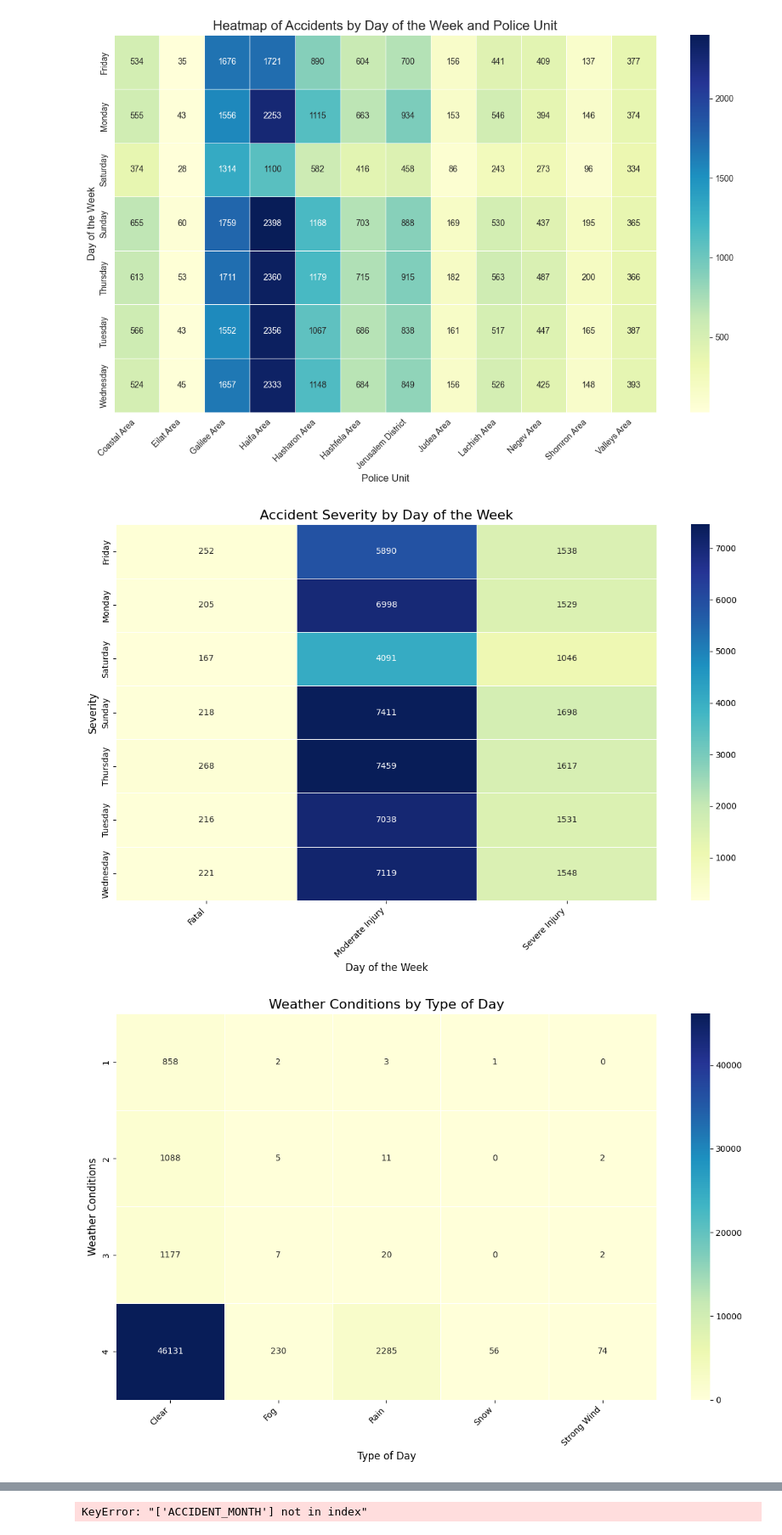
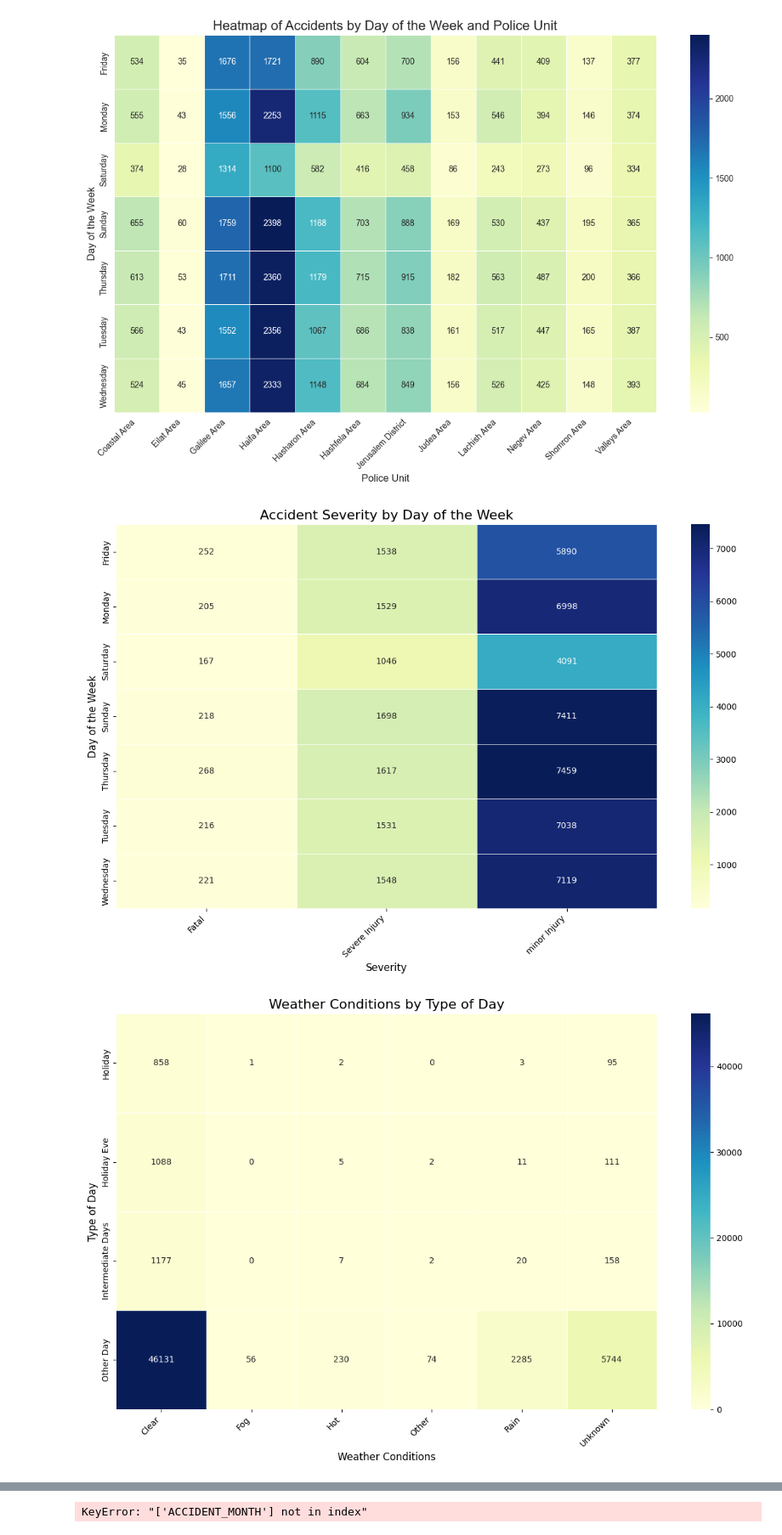
Before and after one commit to zaurusman/Project-RideShare, a Jupyter notebook: project_rIdeshare.ipynb, the cells around one changed output, grey strips where cells are left out. Shown at 85% size. Cells and saved outputs as stored; diff of their text form; code cells hidden in the pictures.

```diff
--- a/project_rIdeshare.ipynb
+++ b/project_rIdeshare.ipynb
@@ -490,33 +531,72 @@ day_mapping = {
 
 road_type_mapping = {
     1: "Urban Junction", 2: "Urban Road", 3: "Non-Urban Junction",
-    4: "Non-Urban Road", 5: "Parking Area", 6: "Service Road"
+    4: "Non-Urban Road",
 }
 
 severity_mapping = {
-    1: "Fatal", 2: "Severe Injury", 3: "Moderate Injury",
-    4: "Minor Injury"
+    1: "Fatal", 2: "Severe Injury", 3: "minor Injury",
 }
 
 weather_mapping = {
-    1: "Clear", 2: "Rain", 3: "Fog", 4: "Snow",
-    5: "Strong Wind"
+    1: "Clear", 2: "Rain", 3: "Hot", 4: "Fog",
+    5: "Other", 9: "Unknown"
 }
 
 accident_type_mapping = {
-    1: "Pedestrian Collision", 2: "Rear Collision",
-    3: "Head-on Collision", 4: "Side Collision",
-    5: "Vehicle Rollover", 6: "Vehicle Fire",
-    7: "Animal Collision", 8: "Static Object Collision"
+    1: "Pedestrian Collision",
+    2: "Head-Side Collision",
+    3: "Head-Rear Collision",
+    4: "Side-Side Collision",
+    5: "Head-Head Collision",
+    6: "Stopped Vehicle Collision (non parking)",
+    7: "Stopped Vehicle Collision (parking)",
+    8: "Self Collision",
+    9: "Off-Road Collision",
+    10: "Rollover Collision",
+    11: "Slip",
+    12: "Impact Inside Vehicle",
+    13: "Fall in Vehicle",
+    14: "Fire",
+    15: "Other",
+    17: "Rear-End Collision with Animal",
+    18: "Side Collision with Animal",
+    19: "Collision with Livestock",
+    20: "Impact with Trailer"
 }
-
+day_night_mapping = {
+    1: "Day", 5: "Night"
+}
+yehida_mapping = {
+    11: "Coastal Area", 12: "Galilee Area", 14: "Valleys Area",
+    20: "Haifa Area", 33: "Eilat Area", 34: "Negev Area",
+    36: "Sharon (pre-2004)", 37: "Sharon (post-2004)", 38: "Lachish Area",
+    41: "Shomron Area", 43: "Judea Area", 51: "Hasharon Area",
+    52: "Hashfela Area", 61: "Jerusalem District"
+}
+day_type_mapping = {
+    1: "Holiday", 2: "Holiday Eve", 3: "Intermediate Days", 4: "Other Day"
+}
+road_surface_mapping = {
+    1: "Dry",
+    2: "Wet",
+    3: "Covered with Fuel/Diesel",
+    4: "Covered with Mud",
+    5: "Sand or Gravel on Road",
+    6: "Other",
+    9: "Unknown"
+}
 # Combine mappings into a single structure
 feature_mappings = {
     'YOM_BASHAVUA': day_mapping,
     'SUG_DEREH': road_type_mapping,
     'HUMRAT_TEUNA': severity_mapping,
     'MEZEG_AVIR': weather_mapping,
-    'SUG_TEUNA': accident_type_mapping
+    'SUG_TEUNA': accident_type_mapping,
+    'YEHIDA' : yehida_mapping,
+    'YOM_LAYLA' : day_night_mapping,
+    'SUG_YOM' : day_type_mapping,
+    'PNE_KVISH' : road_surface_mapping
 }
 
 # Function to apply mappings to a dataset
@@ -548,41 +628,41 @@ def generate_heatmap(data, feature_x, feature_y, title, x_label, y_label, figsiz
 feature_pairs = [
     ('YOM_BASHAVUA', 'HUMRAT_TEUNA', "Accident Severity by Day of the Week", "Day of the Week", "Severity"),
     ('SUG_YOM', 'MEZEG_AVIR', "Weather Conditions by Type of Day", "Type of Day", "Weather Conditions"),
-    ('SUG_TEUNA', 'SUG_DEREH', "Type of Accident by Road Type", "Road Type", "Type of Accident"),
-    ('YOM_BASHAVUA', 'SUG_DEREH', "Road Type Usage by Day of the Week", "Road Type", "Day of the Week"),
-    ('SUG_DEREH', 'HUMRAT_TEUNA', "Accident Severity by Road Type", "Accident Severity", "Road Type"),
-    ('YOM_BASHAVUA', 'SHAA', "Hour of the Day by Day of the Week", "Day of the Week", "Hour of the Day"),
-    ('MEZEG_AVIR', 'SUG_TEUNA', "Accident Type by Weather Conditions", "Weather Conditions", "Accident Type"),
+    ('SUG_TEUNA', 'SUG_DEREH', "Type of Accident by Road Type", "Type of Accident", "Road Type"),
+    ('YOM_BASHAVUA', 'SUG_DEREH', "Road Type Usage by Day of the Week", "Day of the Week", "Road Type"),
+    ('SUG_DEREH', 'HUMRAT_TEUNA', "Accident Severity by Road Type", "Road Type", "Accident Severity"),
+    ('SHAA','YOM_BASHAVUA', "Hour of the Day by Day of the Week","Hour of the Day", "Day of the Week"),
+    ( 'SUG_TEUNA','MEZEG_AVIR', "Accident Type by Weather Conditions", "Accident Type", "Weather Conditions"),
     ('PNE_KVISH', 'HUMRAT_TEUNA', "Accident Severity by Road Surface Condition", "Road Surface Condition", "Accident Severity"),
     ('YEHIDA', 'HUMRAT_TEUNA', "Accident Severity by Police Unit", "Police Unit", "Accident Severity"),
-    ('YOM_LAYLA', 'SUG_DEREH', "Road Type by Day/Night", "Road Type", "Day/Night"),
+    ('YOM_LAYLA', 'SUG_DEREH', "Road Type by Day/Night", "Day/Night", "Road Type"),
 ]
 
 # Initialize a list to hold all data
 all_years_data = []
 
 # Iterate through file paths and load each dataset
 for year, path in file_paths.items():
     try:
         # Load dataset
         data = pd.read_csv(path)
         # Add a 'Year' column
         data['Year'] = year
         # Append to the list
         all_years_data.append(data)
     except FileNotFoundError:
         print(f"File for {year} not found at path: {path}")
         continue
 
 # Combine all datasets into a single DataFrame
 combined_data = pd.concat(all_years_data, ignore_index=True)
 
 # Apply mappings to the combined dataset
 combined_data_mapped = apply_feature_mappings(combined_data, feature_mappings)
 
 # Generate heatmaps for combined data
 for feature_x, feature_y, title, x_label, y_label in feature_pairs:
-    generate_heatmap(combined_data_mapped, feature_x, feature_y, title, x_label, y_label)
+    generate_heatmap(combined_data_mapped, feature_x, feature_y, title, y_label, x_label)
 # %% [output]
-[figure, old version]
+[figure, new version]
-[figure, old version]
+[figure, new version]
```
Also changed, not shown: parts of 10 cells of this notebook.
